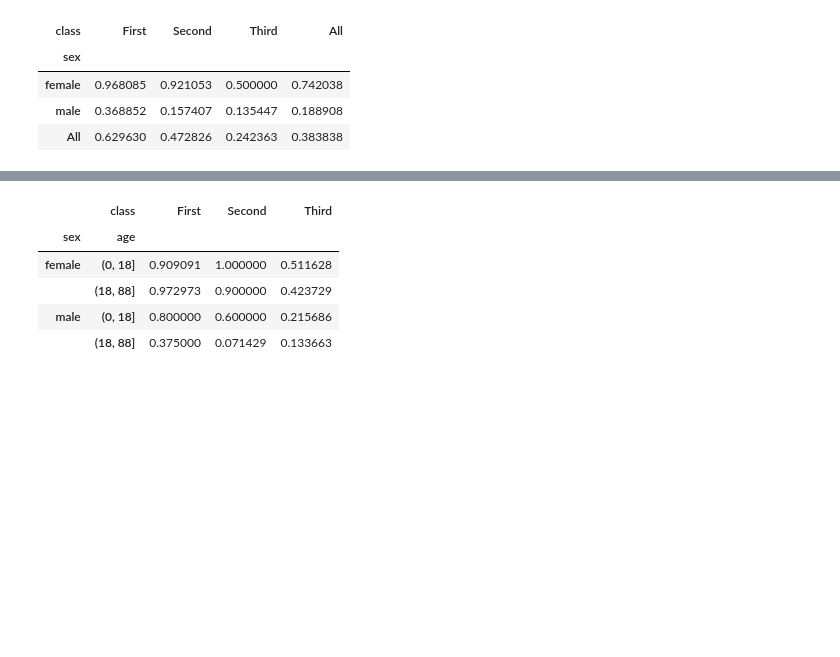
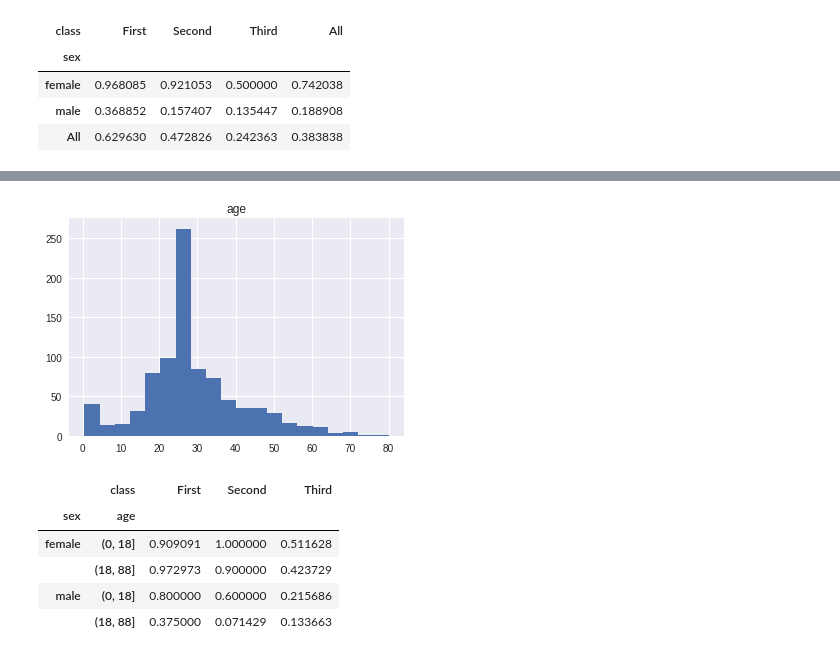
Before and after one commit to eholowko/bootcamp-jupyter-review, a Jupyter notebook: 4_pandas_syntax.ipynb, the cells around one changed output, grey strips where cells are left out. Drawn from its saved outputs; the diff is of its cells as text; code cells hidden in the pictures; blank space fills up the shorter version.

```diff
--- a/4_pandas_syntax.ipynb
+++ b/4_pandas_syntax.ipynb
@@ -545,0 +603,3 @@ titanic.pivot_table('survived',index='sex',columns='class',margins=True)
+# %%
+new_age = np.where(titanic['age'].isnull(),28,titanic['age'])
+titanic['age'] = new_age
@@ -546,3 +618,7 @@ titanic.pivot_table('survived',index='sex',columns='class',margins=True)
+# %%
+titanic.hist(column = 'age',bins=20);
+# %% [output]
+[figure, added]
 # %%
 age = pd.cut(titanic['age'],[0,18,88])
 titanic.pivot_table('survived',index=['sex',age],columns='class')
```
Also changed, not shown: parts of 9 cells of this notebook.
